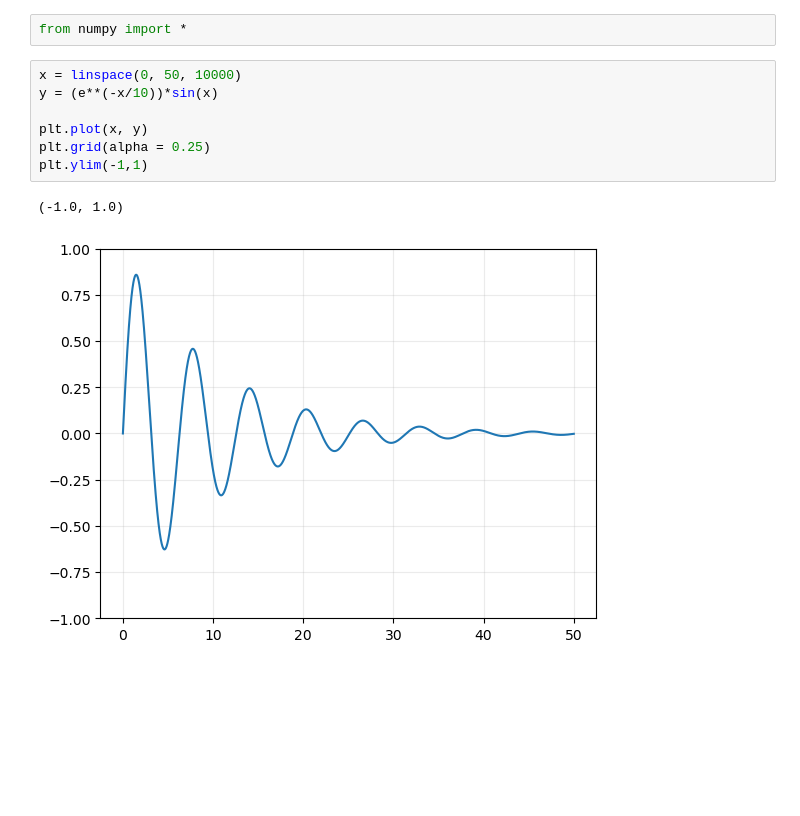
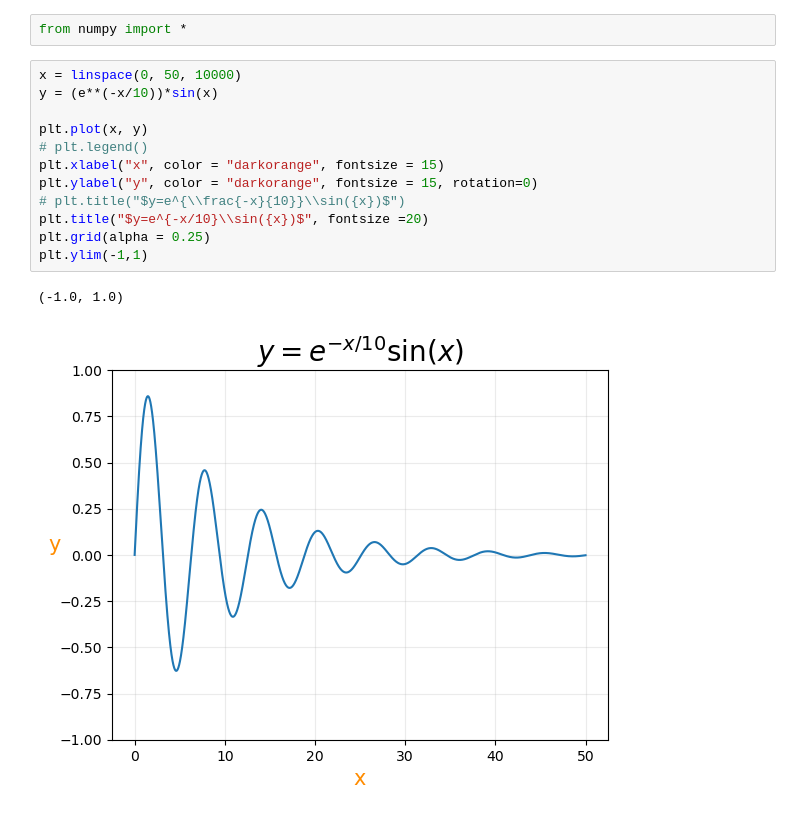
Before and after one commit to SPS-SP2273/learning-portfolio-2024-aug-codinggithub2024, a Jupyter notebook: 7.2_plotting__exercises/plotting_(need)_exercises.ipynb, the cells around one changed output. Drawn from its saved outputs; the diff is of its cells as text; blank space fills up the shorter version.

Commit message:
Ready for Review Plotting (Need) Exercise

```diff
--- a/7.2_plotting__exercises/plotting_(need)_exercises.ipynb
+++ b/7.2_plotting__exercises/plotting_(need)_exercises.ipynb
@@ -32,10 +32,15 @@ from numpy import *
 # %%
 x = linspace(0, 50, 10000)
 y = (e**(-x/10))*sin(x)
 
 plt.plot(x, y)
+# plt.legend()
+plt.xlabel("x", color = "darkorange", fontsize = 15)
+plt.ylabel("y", color = "darkorange", fontsize = 15, rotation=0)
+# plt.title("$y=e^{\\frac{-x}{10}}\\sin({x})$")
+plt.title("$y=e^{-x/10}\\sin({x})$", fontsize =20)
 plt.grid(alpha = 0.25)
 plt.ylim(-1,1)
 # %% [output]
 (-1.0, 1.0)
-[figure, old version]
+[figure, new version]
```
